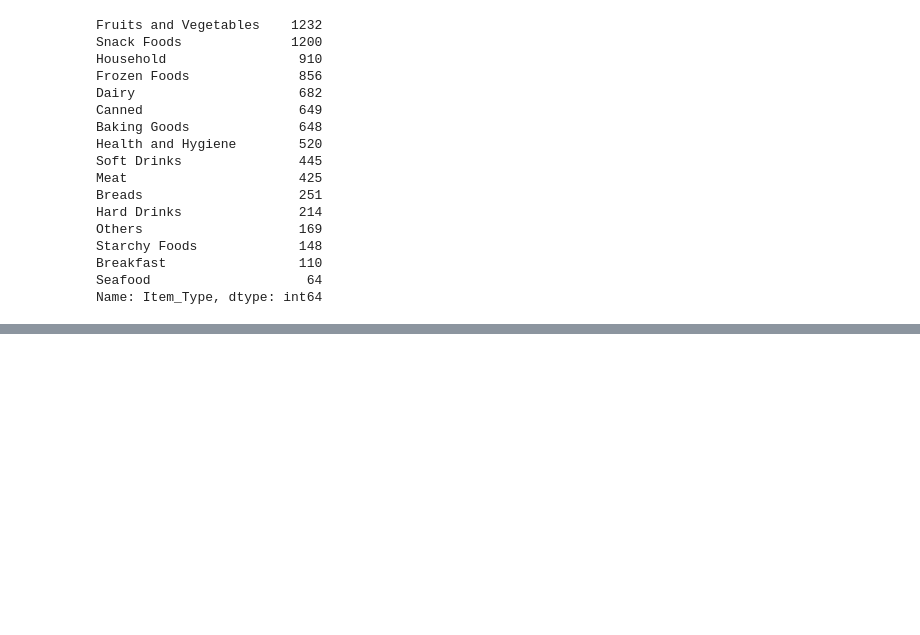
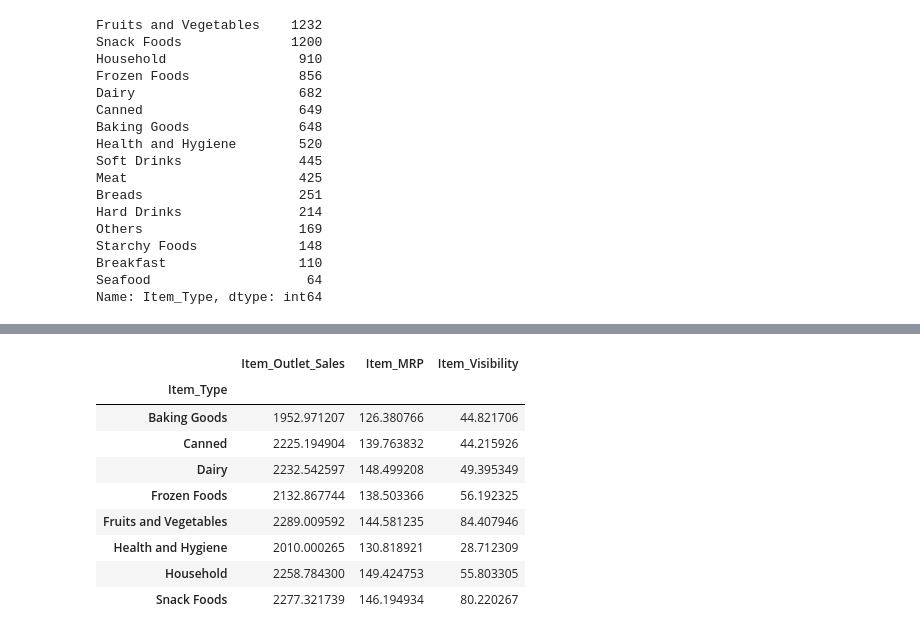
Before and after one commit to youngai1112/MachineLearning, a Jupyter notebook: 04.회귀/1231.빅마트_회귀분석.ipynb, the cells around one changed output, grey strips where cells are left out. Cells and saved outputs as stored; diff of their text form; code cells hidden in the pictures; blank space fills up the shorter version.

```diff
--- a/04.회귀/1231.빅마트_회귀분석.ipynb
+++ b/04.회귀/1231.빅마트_회귀분석.ipynb
@@ -164,0 +192,4 @@ top_8
+# %%
+# Item_Type과 Item_Visibility
+df_item_vis = best_items.groupby('Item_Type')[['Item_Visibility']].sum()
+df_item_vis
@@ -164,0 +207,4 @@ top_8
+# %%
+# Item_Type과 Item_Outlet_Sales
+df_items = best_items.groupby('Item_Type')[['Item_Outlet_Sales', 'Item_MRP']].mean()
+df_items
@@ -164,0 +222,14 @@ top_8
+# %%
+df_items['Item_Visibility'] = df_item_vis['Item_Visibility']
+df_items
+# %% [output]
+|  | Item_Outlet_Sales | Item_MRP | Item_Visibility |
+| Item_Type |  |  |  |
+| Baking Goods | 1952.971207 | 126.380766 | 44.821706 |
+| Canned | 2225.194904 | 139.763832 | 44.215926 |
+| Dairy | 2232.542597 | 148.499208 | 49.395349 |
+| Frozen Foods | 2132.867744 | 138.503366 | 56.192325 |
+| Fruits and Vegetables | 2289.009592 | 144.581235 | 84.407946 |
+| Health and Hygiene | 2010.000265 | 130.818921 | 28.712309 |
+| Household | 2258.784300 | 149.424753 | 55.803305 |
+| Snack Foods | 2277.321739 | 146.194934 | 80.220267 |
```
Also changed, not shown: parts of 11 cells of this notebook.
